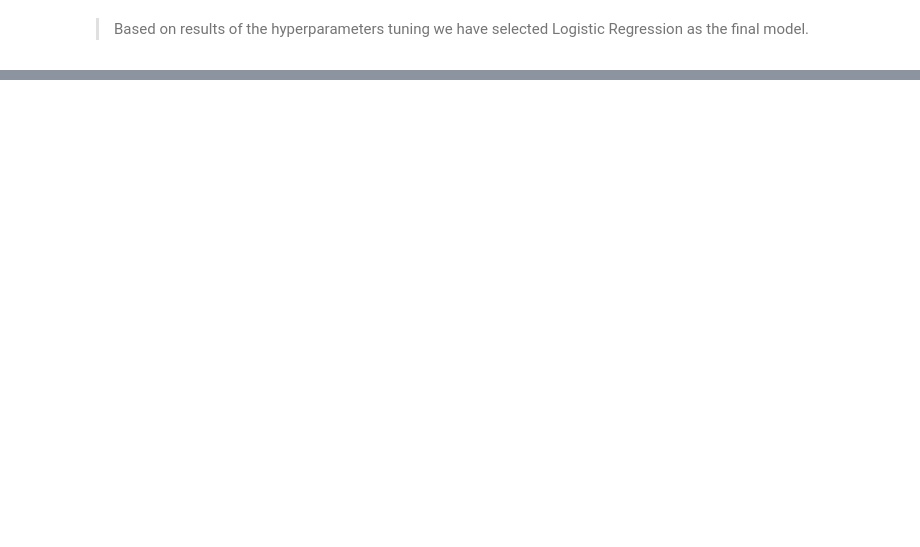
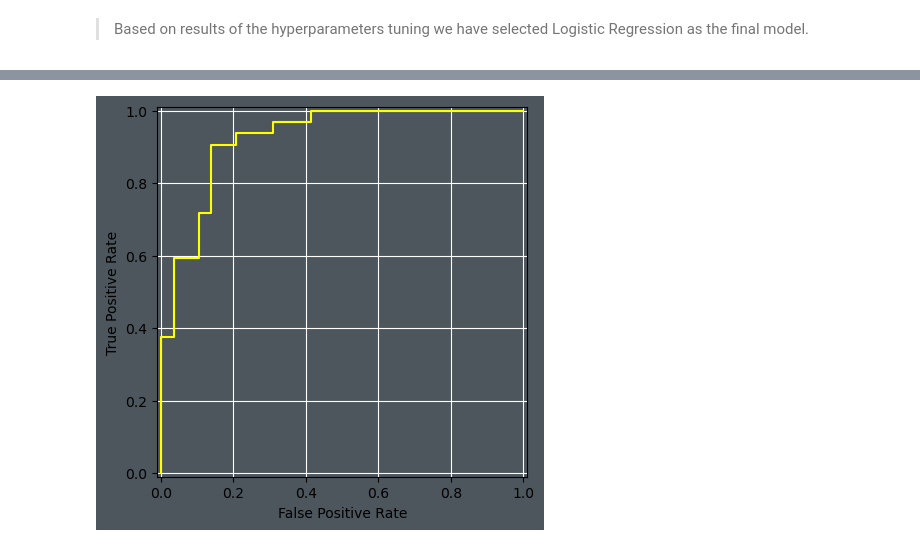
Before and after one commit to GokulMariyappan/HeartDiseaseClassification, a Jupyter notebook: code/heart_d_classification.ipynb, the cells around one changed output, grey strips where cells are left out. Saved outputs shown, nothing was run; the diff lists cells and outputs as text; code cells hidden in the pictures; blank space fills up the shorter version.

```diff
--- a/code/heart_d_classification.ipynb
+++ b/code/heart_d_classification.ipynb
@@ -153,0 +173,6 @@ ax.axhline(rand_cv.score(X_test, y_test), linestyle = '--', color = 'black')
+# %%
+clf = log_cv
+
+y_preds = clf.predict(X_test)
+y_score = clf.predict_proba(X_test)
+y_preds,y_score
@@ -153,0 +197,17 @@ ax.axhline(rand_cv.score(X_test, y_test), linestyle = '--', color = 'black')
+# %%
+fig, ax = plt.subplots()
+fig.patch.set_facecolor('#4d565d')
+ax.set_facecolor('#4d565d')
+
+
+fpr, tpr, threshold = metrics.roc_curve(y_test, y_score[:, 1])
+roc_auc_score = metrics.roc_auc_score(y_test, y_score[:,1])
+roc_auc = metrics.auc(fpr, tpr)
+display = RocCurveDisplay(estimator_name=clf, fpr=fpr, tpr = tpr, roc_auc=roc_auc)
+
+display.plot(ax=ax, label = f'roc_auc_score: {roc_auc_score}', color = 'yellow')
+ax.get_legend().remove()
+ax.grid(visible=True, color = 'white')
+plt.show()
+# %% [output]
+[figure, added]
```
Also changed, not shown: parts of 17 cells of this notebook.
